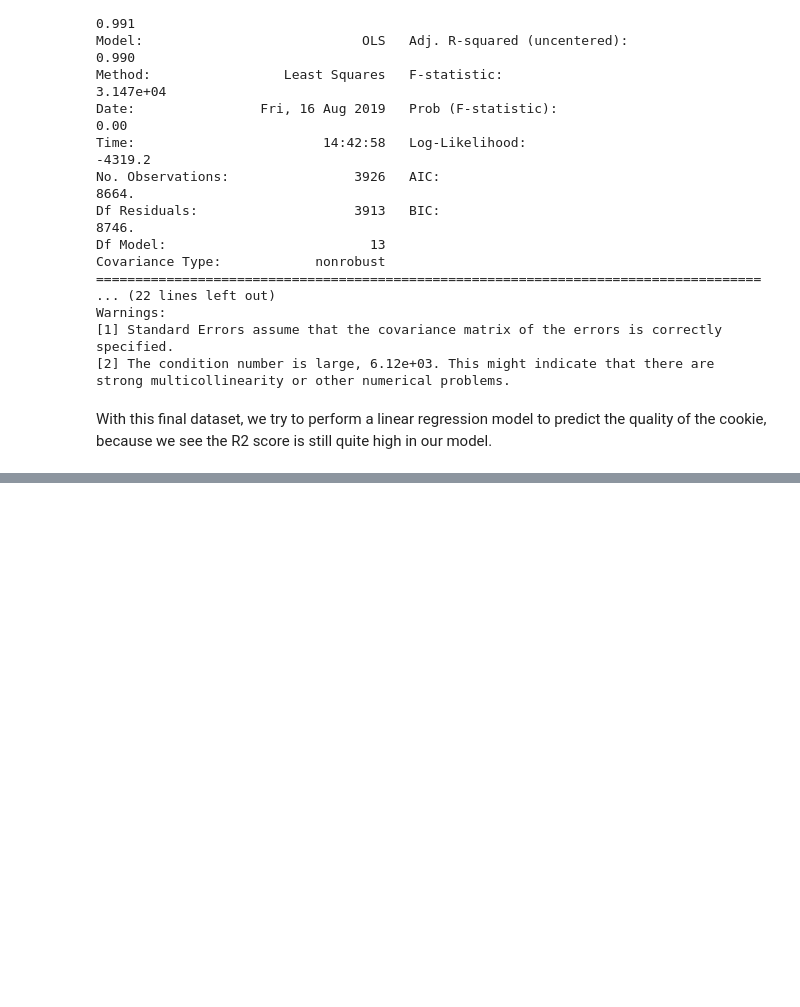
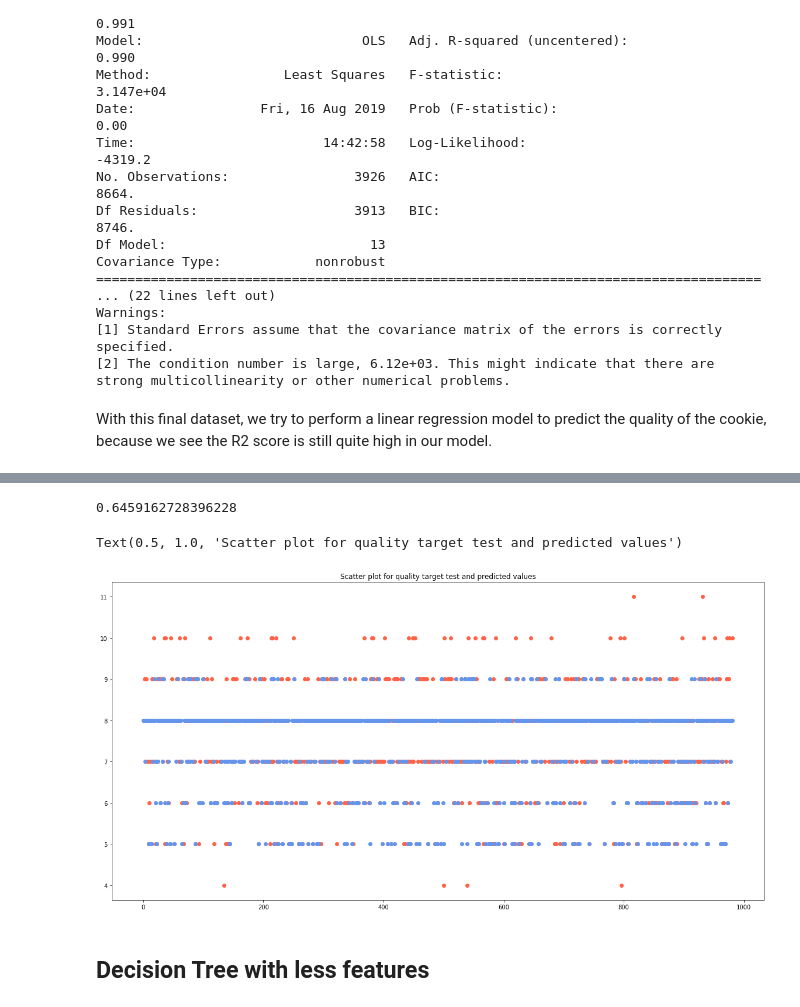
Before and after one commit to wobniarin/Datathon_Cookies, a Jupyter notebook: Jupyter_Notebooks/01 - Machine Learning Model.ipynb, the cells around one changed output, grey strips where cells are left out. Saved outputs shown, nothing was run; the diff lists cells and outputs as text; code cells hidden in the pictures; blank space fills up the shorter version.

Commit message:
final version and csv prediction

```diff
--- a/Jupyter_Notebooks/01 - Machine Learning Model.ipynb
+++ b/Jupyter_Notebooks/01 - Machine Learning Model.ipynb
@@ -459,6 +459,6 @@ from sklearn.metrics import r2_score
 # Importing all the required libraries to create a Linear Regression Model from Sklearn
 from sklearn.linear_model import LinearRegression
 
-auto_model09 = LinearRegression()
+cookies_linear = LinearRegression()
 
-auto_model09.fit(X_train09, y_train09)
+cookies_linear.fit(X_train2, y_train)
@@ -464,0 +467,7 @@ auto_model09.fit(X_train09, y_train09)
+# %%
+# Predicting the value of our linear regression model
+y_pred = cookies_linear.predict(X_test2)
+# %%
+y_pred_round = np.around(y_pred,0)
+
+y_pred_df = pd.DataFrame(y_pred_round)
@@ -464,0 +489,26 @@ auto_model09.fit(X_train09, y_train09)
+# %%
+# Calculating the r2_score based on the predicted y and the y_test dataset
+r2_score(y_test, y_pred)
+# %% [output]
+0.6459162728396228
+# %%
+import math
+
+# Setting the figure and creating a figure with figure size (20,10)
+plt.figure(figsize=(20,10))
+
+# In the same figure, we will plot the quality target test data and the y_predicted values.
+
+# Plotting diabetes target test observations
+plt.scatter(range(y_test.shape[0]), y_test, color='tomato')
+
+# Plotting diabetes y predicted values.
+plt.scatter(range(y_pred.shape[0]), y_pred_round, color='cornflowerblue')
+
+# Setting aesthetics of the figure
+plt.title('Scatter plot for quality target test and predicted values')
+# %% [output]
+Text(0.5, 1.0, 'Scatter plot for quality target test and predicted values')
+[figure, added]
+# %% [markdown]
+## Decision Tree with less features
```
Also changed, not shown: parts of 31 cells of this notebook, 1 other file.
